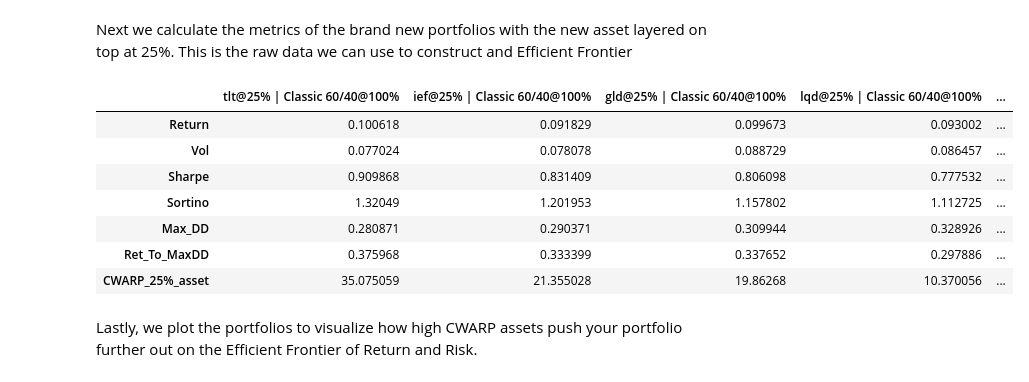
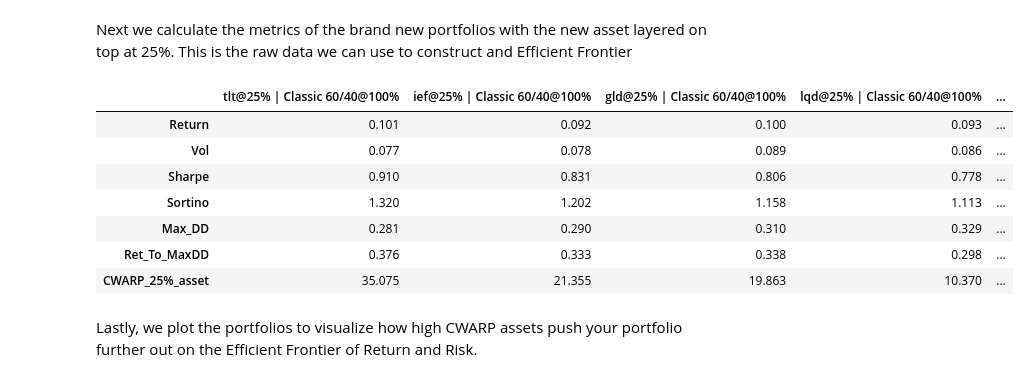
Before and after one commit to jpartemis/cwarp, a Jupyter notebook: Cole Wins Above Replacement Portfolio.ipynb, the cells around one changed output. Drawn from its saved outputs; the diff is of its cells as text; code cells hidden in the pictures.

```diff
--- a/Cole Wins Above Replacement Portfolio.ipynb
+++ b/Cole Wins Above Replacement Portfolio.ipynb
@@ -346,7 +346,7 @@ percentage_weight_replace_port = "{:.0%}".format(weight_replace_port)
 CWARP_W_String=str('CWARP_'+percentage_weight_asset+'_asset')
 
 risk_ret_df=pd.DataFrame(index=['Start_Date','End_Date','CWARP','+Sortino','+Ret_To_MaxDD','Sharpe','Sortino','Max_DD'],columns=ticker_list)
-new_risk_ret_df=pd.DataFrame(index=['Return','Vol','Sharpe','Sortino','Max_DD','Ret_To_MaxDD','CWARP_25%_asset'],columns=ticker_list)
+new_risk_ret_df=pd.DataFrame(index=['Return','Vol','Sharpe','Sortino','Max_DD','Ret_To_MaxDD',CWARP_W_String],columns=ticker_list)
 new_risk_ret_df=new_risk_ret_df.add_suffix('@'+percentage_weight_asset+' | '+replacement_port.name+'@'+percentage_weight_replace_port)
 new_risk_ret_df[replacement_port.name]=np.nan
 
@@ -354,12 +354,12 @@ prices_df=pd.DataFrame(index=retrieve_yhoo_data(ticker_list[0]).index)
 
 # evaluate metrics for all tickers in list above
 for i in range(0,len(ticker_list)):
-    temp_data=retrieve_yhoo_data(ticker_list[i])
+    temp_data=retrieve_yhoo_data(ticker_list[i], start_date, end_date)
     new_port = cwarp_new_port_data(new_asset=temp_data,replace_port=replacement_port,financing_rate=financing_rate,
                                    risk_free_rate=risk_free_rate,weight_asset=weight_asset,weight_replace_port=weight_replace_port,periodicity=periodicity)
     prices_df=pd.merge(prices_df,temp_data, left_index=True, right_index=True)
-    risk_ret_df.loc['Start_Date',ticker_list[i]]=min(temp_data.index)
-    risk_ret_df.loc['End_Date',ticker_list[i]]=max(temp_data.index)
+    risk_ret_df.loc['Start_Date',ticker_list[i]]=min(temp_data.index).date()
+    risk_ret_df.loc['End_Date',ticker_list[i]]=max(temp_data.index).date()
 
     risk_ret_df.loc['CWARP',ticker_list[i]]=cole_win_above_replace_port(new_asset=temp_data,replace_port=replacement_port,financing_rate=financing_rate,
                                                                         risk_free_rate=risk_free_rate,weight_asset=weight_asset,weight_replace_port=weight_replace_port,periodicity=periodicity)
@@ -416,16 +416,16 @@ risk_ret_df.sort_values(by='CWARP', axis=1, ascending=False)
 # %% [markdown]
 Next we calculate the metrics of the brand new portfolios with the new asset layered on top at 25%. This is the raw data we can use to construct and Efficient Frontier
 # %%
-new_risk_ret_df.sort_values(by='Sharpe', axis=1, ascending=False)
+new_risk_ret_df.sort_values(by='Sharpe', axis=1, ascending=False).style.set_precision(3)
 # %% [output]
 |  | tlt@25% | Classic 60/40@100% | ief@25% | Classic 60/40@100% | gld@25% | Classic 60/40@100% | lqd@25% | Classic 60/40@100% | ... |
-| Return | 0.100618 | 0.091829 | 0.099673 | 0.093002 | ... |
-| Vol | 0.077024 | 0.078078 | 0.088729 | 0.086457 | ... |
-| Sharpe | 0.909868 | 0.831409 | 0.806098 | 0.777532 | ... |
-| Sortino | 1.32049 | 1.201953 | 1.157802 | 1.112725 | ... |
-| Max_DD | 0.280871 | 0.290371 | 0.309944 | 0.328926 | ... |
-| Ret_To_MaxDD | 0.375968 | 0.333399 | 0.337652 | 0.297886 | ... |
-| CWARP_25%_asset | 35.075059 | 21.355028 | 19.86268 | 10.370056 | ... |
+| Return | 0.101 | 0.092 | 0.100 | 0.093 | ... |
+| Vol | 0.077 | 0.078 | 0.089 | 0.086 | ... |
+| Sharpe | 0.910 | 0.831 | 0.806 | 0.778 | ... |
+| Sortino | 1.320 | 1.202 | 1.158 | 1.113 | ... |
+| Max_DD | 0.281 | 0.290 | 0.310 | 0.329 | ... |
+| Ret_To_MaxDD | 0.376 | 0.333 | 0.338 | 0.298 | ... |
+| CWARP_25%_asset | 35.075 | 21.355 | 19.863 | 10.370 | ... |
 # %% [markdown]
 Lastly, we plot the portfolios to visualize how high CWARP assets push your portfolio further out on the Efficient Frontier of Return and Risk.
 # %%
```
Also changed, not shown: parts of 1 cell of this notebook, 2 other files.
